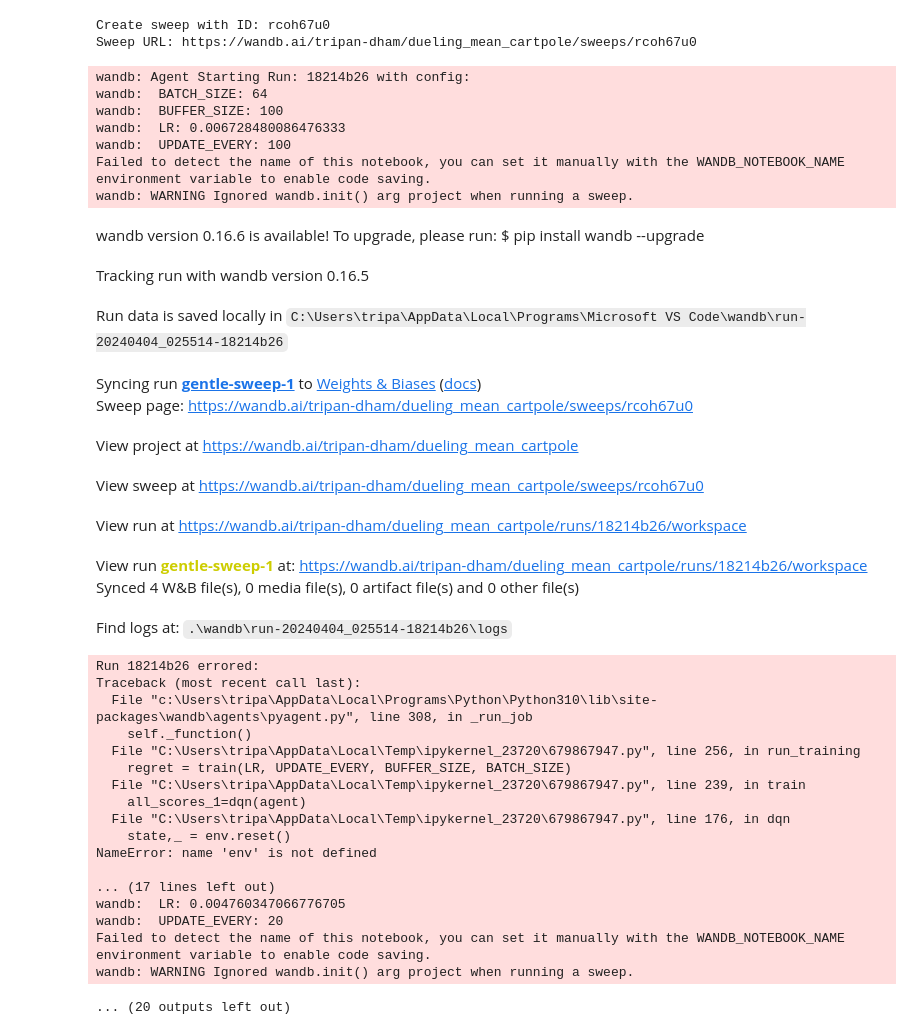
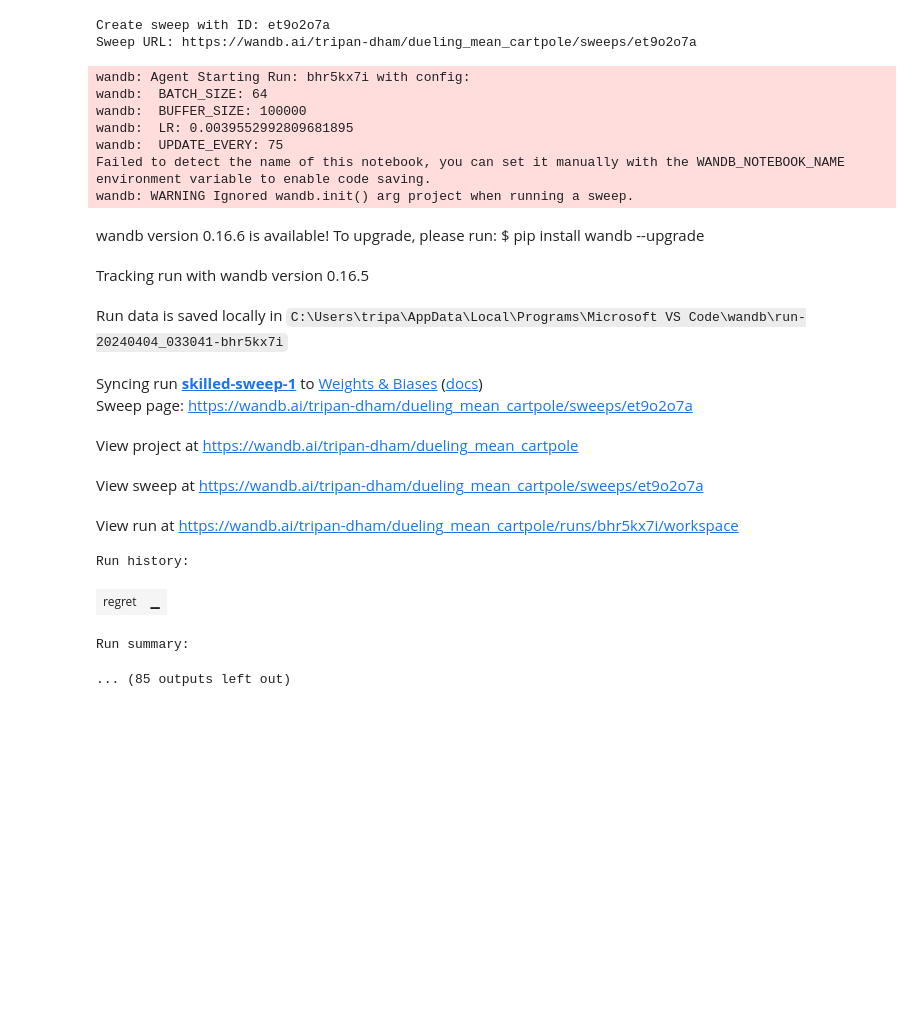
Before and after one commit to TripanDham/RL, a Jupyter notebook: Assignment2/duelling_dqn_cartpole.ipynb, the cells around one changed output. Cells and saved outputs as stored; diff of their text form; code cells hidden in the pictures; blank space fills up the shorter version.

```diff
--- a/Assignment2/duelling_dqn_cartpole.ipynb
+++ b/Assignment2/duelling_dqn_cartpole.ipynb
@@ -116,7 +122,7 @@ class ReplayBuffer:
         return len(self.memory)
 class TutorialAgent1():
 
-    def __init__(self, state_size, action_size, seed):
+    def __init__(self, state_size, action_size, seed, LR, UPDATE_EVERY, BATCH_SIZE, BUFFER_SIZE):
 
         ''' Agent Environment Interaction '''
         self.state_size = state_size
@@ -218,20 +224,10 @@ def dqn(agent,n_episodes=10000, max_t=500, eps_start=1.0, eps_end=0.01, eps_deca
         ''' decrease epsilon '''
 
         moving_avg_scores=np.append(moving_avg_scores,np.mean(scores_window))
-
-
-        if i_episode==500:
+        if i_episode==250:
            break
     return moving_avg_scores,True
 
-def regret(all1):
-  regret=0
-  for i in all1:
-    if i>500:
-      break
-    else:
-      regret+=500-i
-  return regret
 
 sweep_config = {
 "method": "bayes",
@@ -240,7 +236,7 @@ sweep_config = {
     "LR": {"min": 1e-5, "max": 1e-2},
     "UPDATE_EVERY": {"values":[20,50,75,100]},
     "BUFFER_SIZE": {"values":[1e2,1e3,1e5]},
-    "BATCH_SIZE": {"values":[64,128,256]}
+    "BATCH_SIZE": {"values":[32,64,128]}
 },
 "project": "dueling_mean_cartpole",
 "early_terminate": {
@@ -263,65 +259,53 @@ def train(LR, UPDATE_EVERY, BUFFER_SIZE, BATCH_SIZE):
     no_of_actions = env.action_space.n
     state,_ = env.reset()
     state=np.array(state)
-    agent = TutorialAgent1(state_size=state_shape,action_size = action_shape,seed = 0)
+    agent = TutorialAgent1(state_shape, action_shape,0, LR, UPDATE_EVERY, BATCH_SIZE, BUFFER_SIZE)
     all_scores_1=dqn(agent)
     all1=(all_scores_1[0])
-    regret = regret(all1)
+    regret=0
+    for i in all1:
+        if i>500:
+            break
+        else:
+            regret+=500-i
     return regret
 
 def run_training():
     config_defaults = {
         "LR": 5e-4,
         "UPDATE_EVERY": 50,
         "BUFFER_SIZE": 1e5,
         "BATCH_SIZE": 64
     }
     config = wandb.init(config=config_defaults,project="dueling_mean_cartpole")
     LR = config.config["LR"]
     UPDATE_EVERY=config.config['UPDATE_EVERY']
     BATCH_SIZE = config.config["BATCH_SIZE"]
     BUFFER_SIZE = config.config["BUFFER_SIZE"]
     regret = train(LR, UPDATE_EVERY, BUFFER_SIZE, BATCH_SIZE)
     wandb.log({"regret": regret})
 
 # Run the sweep
 wandb.agent(sweep_id, function=run_training)
 # %% [output]
-Create sweep with ID: rcoh67u0
-Sweep URL: https://wandb.ai/tripan-dham/dueling_mean_cartpole/sweeps/rcoh67u0
+Create sweep with ID: et9o2o7a
+Sweep URL: https://wandb.ai/tripan-dham/dueling_mean_cartpole/sweeps/et9o2o7a
-wandb: Agent Starting Run: 18214b26 with config:
+wandb: Agent Starting Run: bhr5kx7i with config:
 wandb:  BATCH_SIZE: 64
-wandb:  BUFFER_SIZE: 100
-wandb:  LR: 0.006728480086476333
-wandb:  UPDATE_EVERY: 100
+wandb:  BUFFER_SIZE: 100000
+wandb:  LR: 0.0039552992809681895
+wandb:  UPDATE_EVERY: 75
 Failed to detect the name of this notebook, you can set it manually with the WANDB_NOTEBOOK_NAME environment variable to enable code saving.
 wandb: WARNING Ignored wandb.init() arg project when running a sweep.
 wandb version 0.16.6 is available! To upgrade, please run: $ pip install wandb --upgrade
 Tracking run with wandb version 0.16.5
-Run data is saved locally in C:\Users\tripa\AppData\Local\Programs\Microsoft VS Code\wandb\run-20240404_025514-18214b26
+Run data is saved locally in C:\Users\tripa\AppData\Local\Programs\Microsoft VS Code\wandb\run-20240404_033041-bhr5kx7i
-Syncing run gentle-sweep-1 to Weights & Biases (docs)
-Sweep page: https://wandb.ai/tripan-dham/dueling_mean_cartpole/sweeps/rcoh67u0
+Syncing run skilled-sweep-1 to Weights & Biases (docs)
+Sweep page: https://wandb.ai/tripan-dham/dueling_mean_cartpole/sweeps/et9o2o7a
 View project at https://wandb.ai/tripan-dham/dueling_mean_cartpole
-View sweep at https://wandb.ai/tripan-dham/dueling_mean_cartpole/sweeps/rcoh67u0
+View sweep at https://wandb.ai/tripan-dham/dueling_mean_cartpole/sweeps/et9o2o7a
-View run at https://wandb.ai/tripan-dham/dueling_mean_cartpole/runs/18214b26/workspace
+View run at https://wandb.ai/tripan-dham/dueling_mean_cartpole/runs/bhr5kx7i/workspace
-View run gentle-sweep-1 at: https://wandb.ai/tripan-dham/dueling_mean_cartpole/runs/18214b26/workspace
-Synced 4 W&B file(s), 0 media file(s), 0 artifact file(s) and 0 other file(s)
-Find logs at: .\wandb\run-20240404_025514-18214b26\logs
-Run 18214b26 errored:
-Traceback (most recent call last):
-  File "c:\Users\tripa\AppData\Local\Programs\Python\Python310\lib\site-packages\wandb\agents\pyagent.py", line 308, in _run_job
-    self._function()
-  File "C:\Users\tripa\AppData\Local\Temp\ipykernel_23720\679867947.py", line 256, in run_training
-    regret = train(LR, UPDATE_EVERY, BUFFER_SIZE, BATCH_SIZE)
-  File "C:\Users\tripa\AppData\Local\Temp\ipykernel_23720\679867947.py", line 239, in train
-    all_scores_1=dqn(agent)
-  File "C:\Users\tripa\AppData\Local\Temp\ipykernel_23720\679867947.py", line 176, in dqn
-    state,_ = env.reset()
-NameError: name 'env' is not defined
-
-... (17 lines left out)
-wandb:  LR: 0.004760347066776705
-wandb:  UPDATE_EVERY: 20
-Failed to detect the name of this notebook, you can set it manually with the WANDB_NOTEBOOK_NAME environment variable to enable code saving.
-wandb: WARNING Ignored wandb.init() arg project when running a sweep.
+Run history:
+| regret | ▁ |
-... (20 outputs left out)
+Run summary:
+... (85 outputs left out)
```
Also changed, not shown: parts of 1 cell of this notebook, 2 other files.
